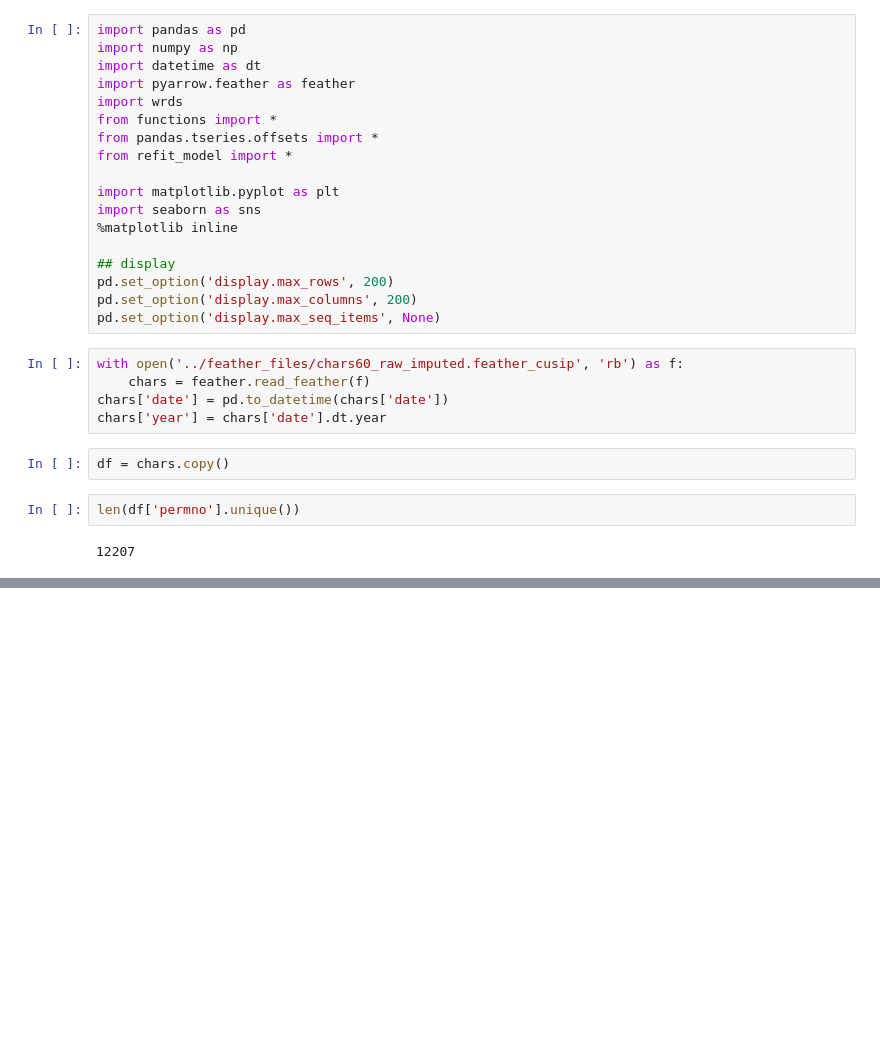
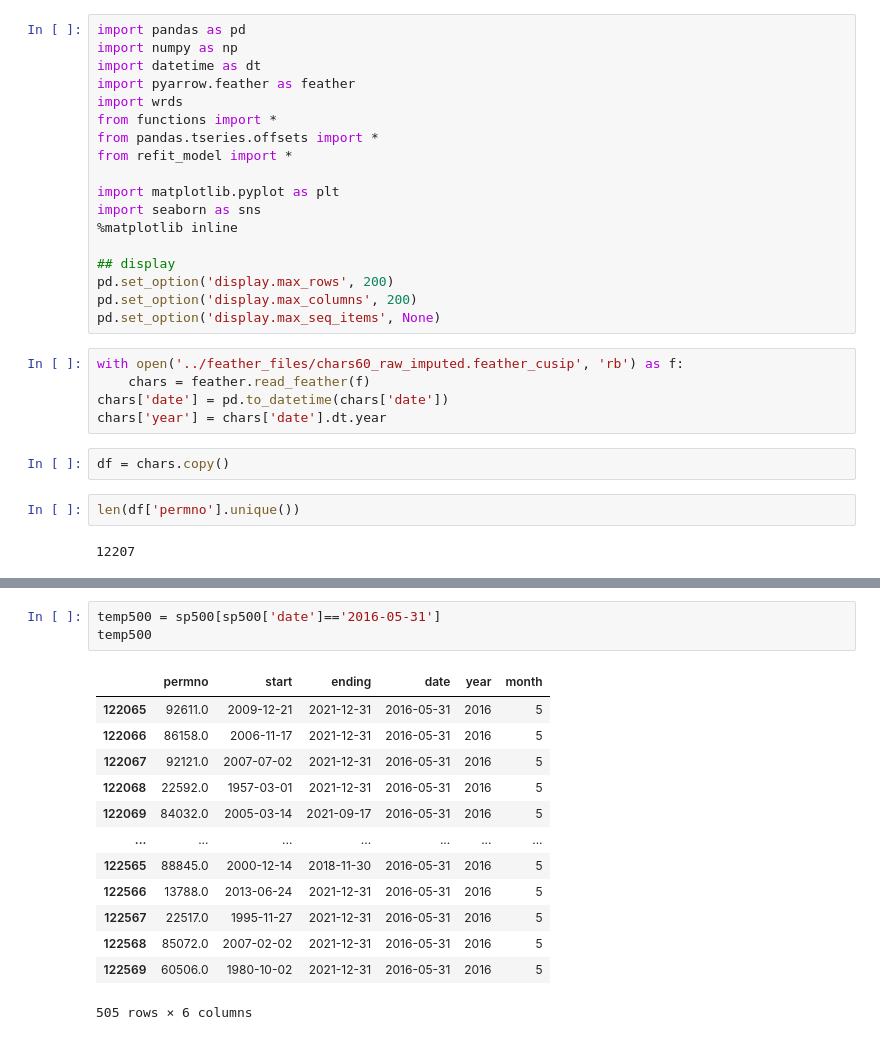
Before and after one commit to jiwonlydia/ReturnPrediction, a Jupyter notebook: link_on_cusip_all.ipynb, the cells around one changed output, grey strips where cells are left out. Saved outputs shown, nothing was run; the diff lists cells and outputs as text; blank space fills up the shorter version.

```diff
--- a/link_on_cusip_all.ipynb
+++ b/link_on_cusip_all.ipynb
@@ -29,0 +117,17 @@ len(df['permno'].unique())
+# %%
+temp500 = sp500[sp500['date']=='2016-05-31']
+temp500
+# %% [output]
+|  | permno | start | ending | date | year | month |
+| 122065 | 92611.0 | 2009-12-21 | 2021-12-31 | 2016-05-31 | 2016 | 5 |
+| 122066 | 86158.0 | 2006-11-17 | 2021-12-31 | 2016-05-31 | 2016 | 5 |
+| 122067 | 92121.0 | 2007-07-02 | 2021-12-31 | 2016-05-31 | 2016 | 5 |
+| 122068 | 22592.0 | 1957-03-01 | 2021-12-31 | 2016-05-31 | 2016 | 5 |
+| 122069 | 84032.0 | 2005-03-14 | 2021-09-17 | 2016-05-31 | 2016 | 5 |
+| ... | ... | ... | ... | ... | ... | ... |
+| 122565 | 88845.0 | 2000-12-14 | 2018-11-30 | 2016-05-31 | 2016 | 5 |
+| 122566 | 13788.0 | 2013-06-24 | 2021-12-31 | 2016-05-31 | 2016 | 5 |
+| 122567 | 22517.0 | 1995-11-27 | 2021-12-31 | 2016-05-31 | 2016 | 5 |
+| 122568 | 85072.0 | 2007-02-02 | 2021-12-31 | 2016-05-31 | 2016 | 5 |
+| 122569 | 60506.0 | 1980-10-02 | 2021-12-31 | 2016-05-31 | 2016 | 5 |
+505 rows × 6 columns
```
Also changed, not shown: parts of 18 cells of this notebook, 7 other files.
